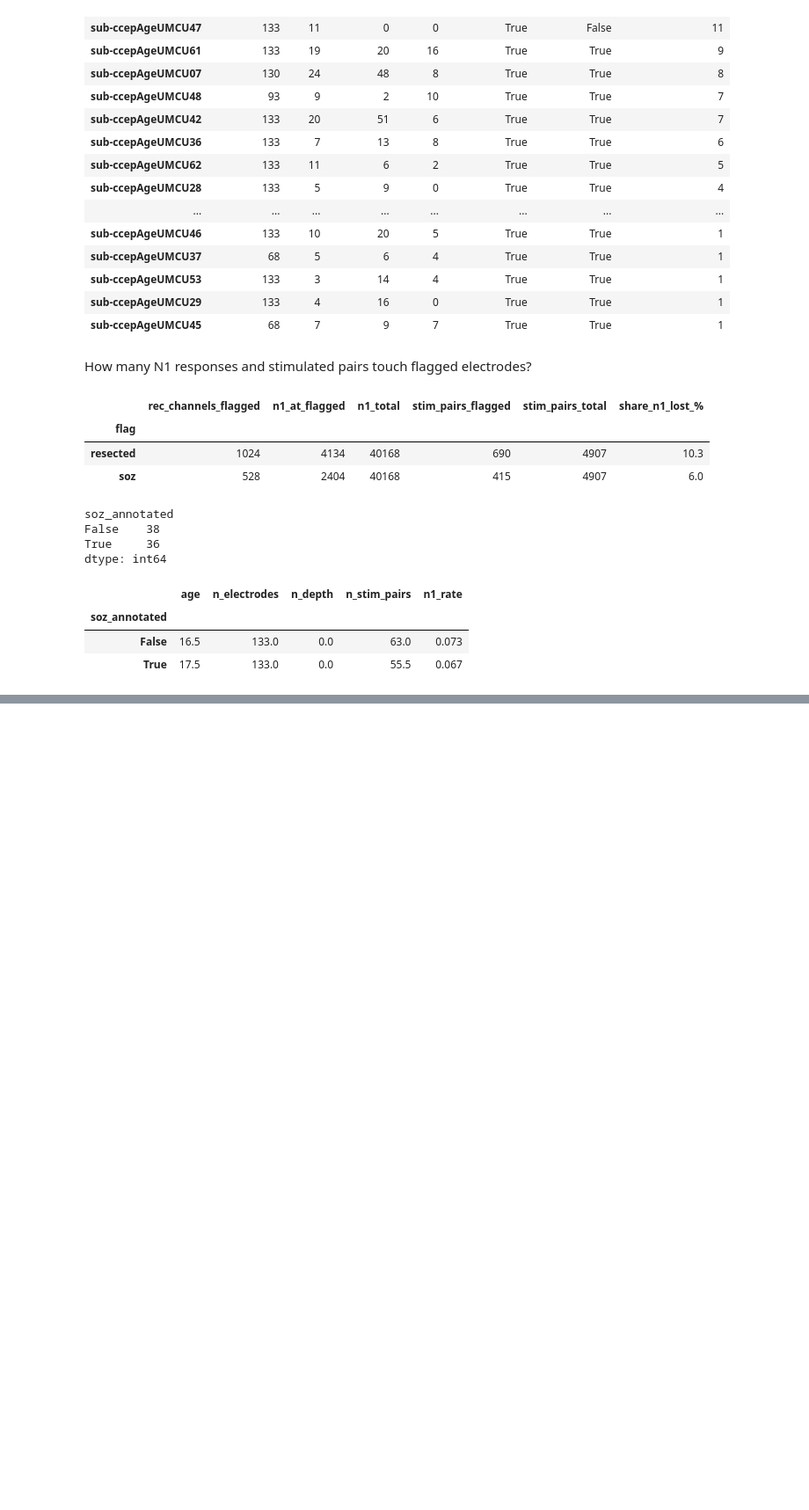
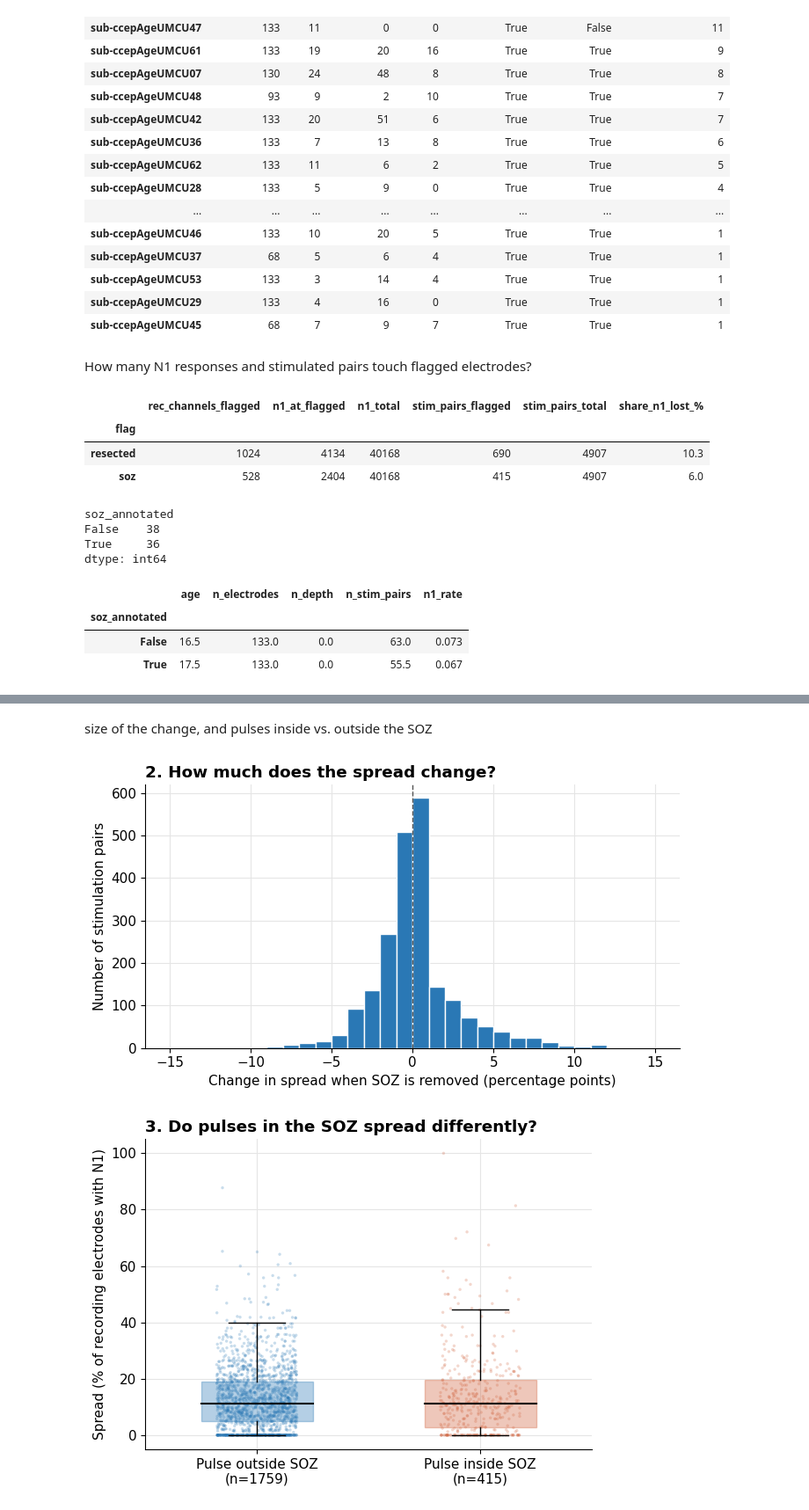
Before and after one commit to SriVidyaYeluripati/control-vs-strength, a Jupyter notebook: notebooks/Vid_sandbox.ipynb, the cells around one changed output, grey strips where cells are left out. Shown at 88% size. Saved outputs shown, nothing was run; the diff lists cells and outputs as text; code cells hidden in the pictures; blank space fills up the shorter version.

```diff
--- a/notebooks/Vid_sandbox.ipynb
+++ b/notebooks/Vid_sandbox.ipynb
@@ -171,0 +241,29 @@ dtype: int64
+# %% [markdown]
+size of the change, and pulses inside vs. outside the SOZ
+# %%
+# Plot 2
+fig, ax = plt.subplots(figsize=(7, 4))
+ax.hist(S["change"], bins=np.arange(-15, 15.5, 1), color=C_OUT, edgecolor="white")
+ax.axvline(0, color="#555", lw=1, ls="--")
+ax.set_xlabel("Change in spread when SOZ is removed (percentage points)")
+ax.set_ylabel("Number of stimulation pairs")
+ax.set_title("2. How much does the spread change?", loc="left", fontweight="bold")
+plt.tight_layout(); plt.show()
+
+# Plot 3
+fig, ax = plt.subplots(figsize=(6, 4.5))
+data = [S.loc[~S["stim_in_soz"], "spread_all"], S.loc[S["stim_in_soz"], "spread_all"]]
+bp = ax.boxplot(data, widths=0.5, patch_artist=True, showfliers=False,
+                medianprops=dict(color="black", lw=1.5))
+for patch, col in zip(bp["boxes"], [C_OUT, C_IN]):
+    patch.set_facecolor(col); patch.set_alpha(0.35); patch.set_edgecolor(col)
+rng = np.random.default_rng(0)
+for i, (d, col) in enumerate(zip(data, [C_OUT, C_IN]), start=1):
+    ax.scatter(i + rng.uniform(-0.18, 0.18, len(d)), d, s=6, alpha=0.25, color=col, edgecolor="none")
+ax.set_xticks([1, 2], [f"Pulse outside SOZ\n(n={len(data[0])})", f"Pulse inside SOZ\n(n={len(data[1])})"])
+ax.set_ylabel("Spread (% of recording electrodes with N1)")
+ax.set_title("3. Do pulses in the SOZ spread differently?", loc="left", fontweight="bold")
+plt.tight_layout(); plt.show()
+# %% [output]
+[figure, added]
+[figure, added]
```
Also changed, not shown: parts of 12 cells of this notebook.
